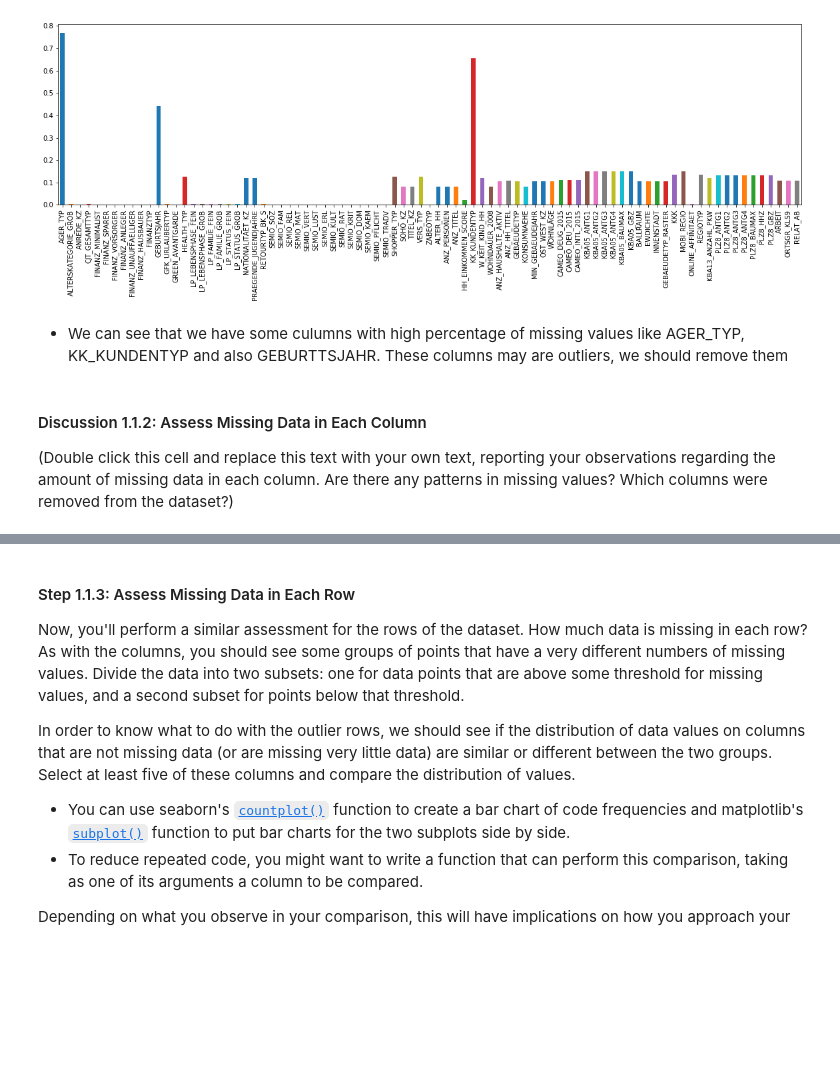
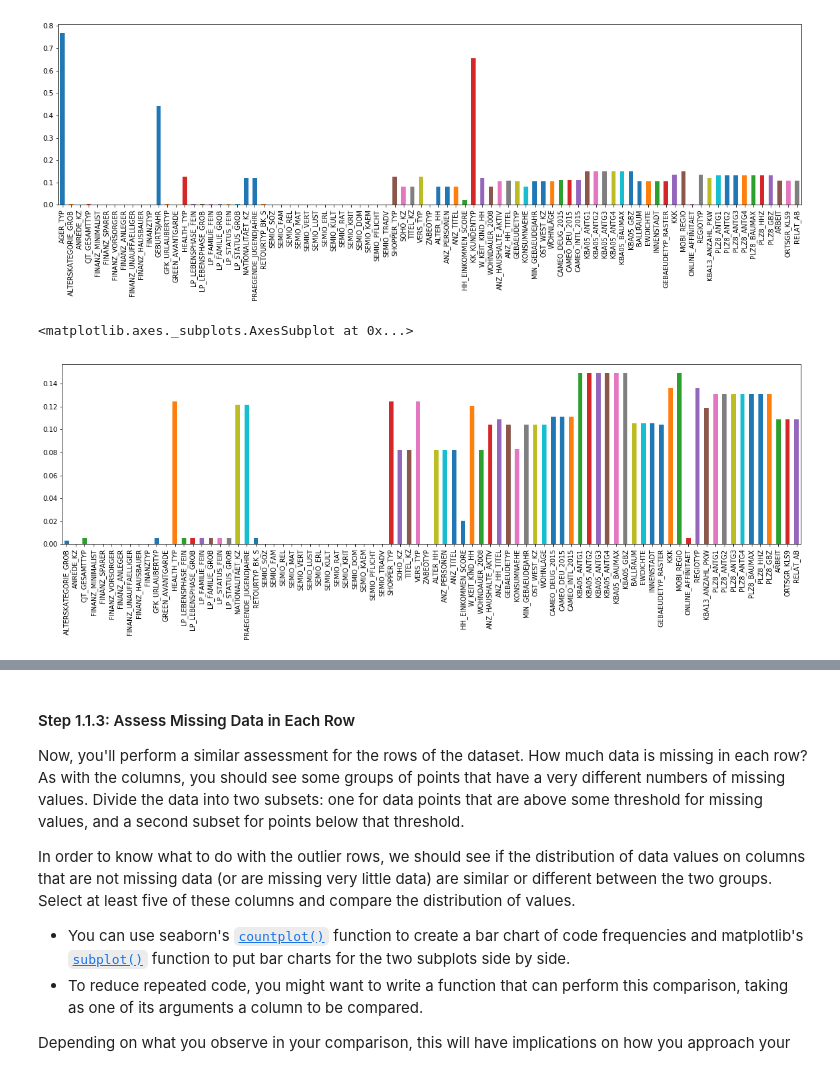
Before and after one commit to Mdhvince/Customer_Segmentation, a Jupyter notebook: Identify_Customer_Segments.ipynb, the cells around one changed output, grey strips where cells are left out. Drawn from its saved outputs; the diff is of its cells as text; code cells hidden in the pictures; blank space fills up the shorter version.

```diff
--- a/Identify_Customer_Segments.ipynb
+++ b/Identify_Customer_Segments.ipynb
@@ -163,12 +155,17 @@ plt.figure(figsize=(20,5))
 # %% [output]
 <matplotlib.axes._subplots.AxesSubplot at 0x...>
 [figure]
-# %% [markdown]
-* We can see that we have some culumns with high percentage of missing values like AGER_TYP, KK_KUNDENTYP and also GEBURTTSJAHR. These columns may are outliers, we should remove them
 # %%
 # Remove the outlier columns from the dataset. (You'll perform other data
 # engineering tasks such as re-encoding and imputation later.)
+
+to_drop = ['AGER_TYP', 'KK_KUNDENTYP', 'GEBURTSJAHR']
+
+azdias = azdias.drop(labels = to_drop, axis = 1)
-# %% [markdown]
-#### Discussion 1.1.2: Assess Missing Data in Each Column
-
-(Double click this cell and replace this text with your own text, reporting your observations regarding the amount of missing data in each column. Are there any patterns in missing values? Which columns were removed from the dataset?)
+# %%
+# Without outliers
+plt.figure(figsize=(20,5))
+(azdias.isnull().sum()/len(azdias)).plot.bar()
+# %% [output]
+<matplotlib.axes._subplots.AxesSubplot at 0x...>
+[figure, added]
```
Also changed, not shown: parts of 16 cells of this notebook.
